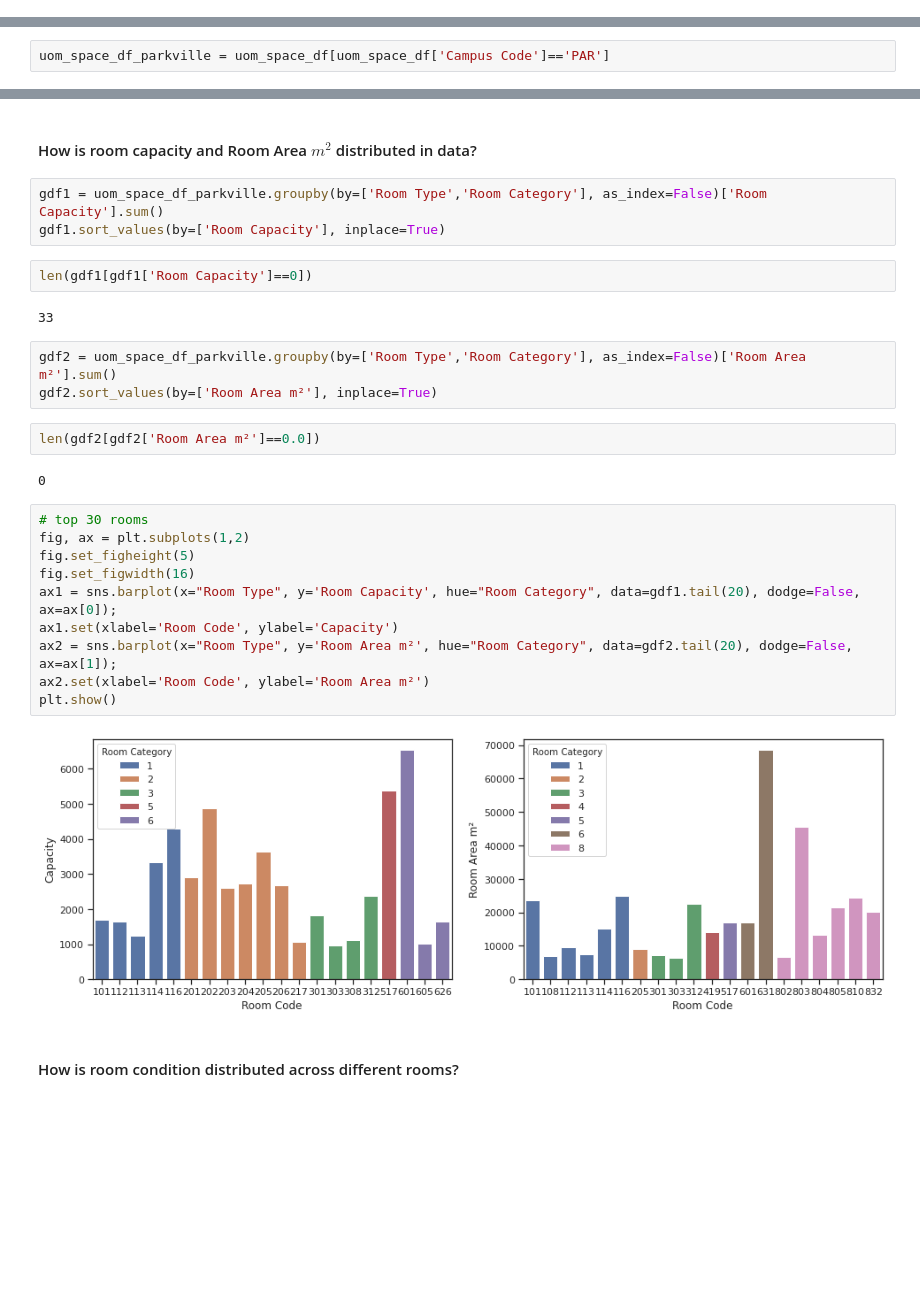
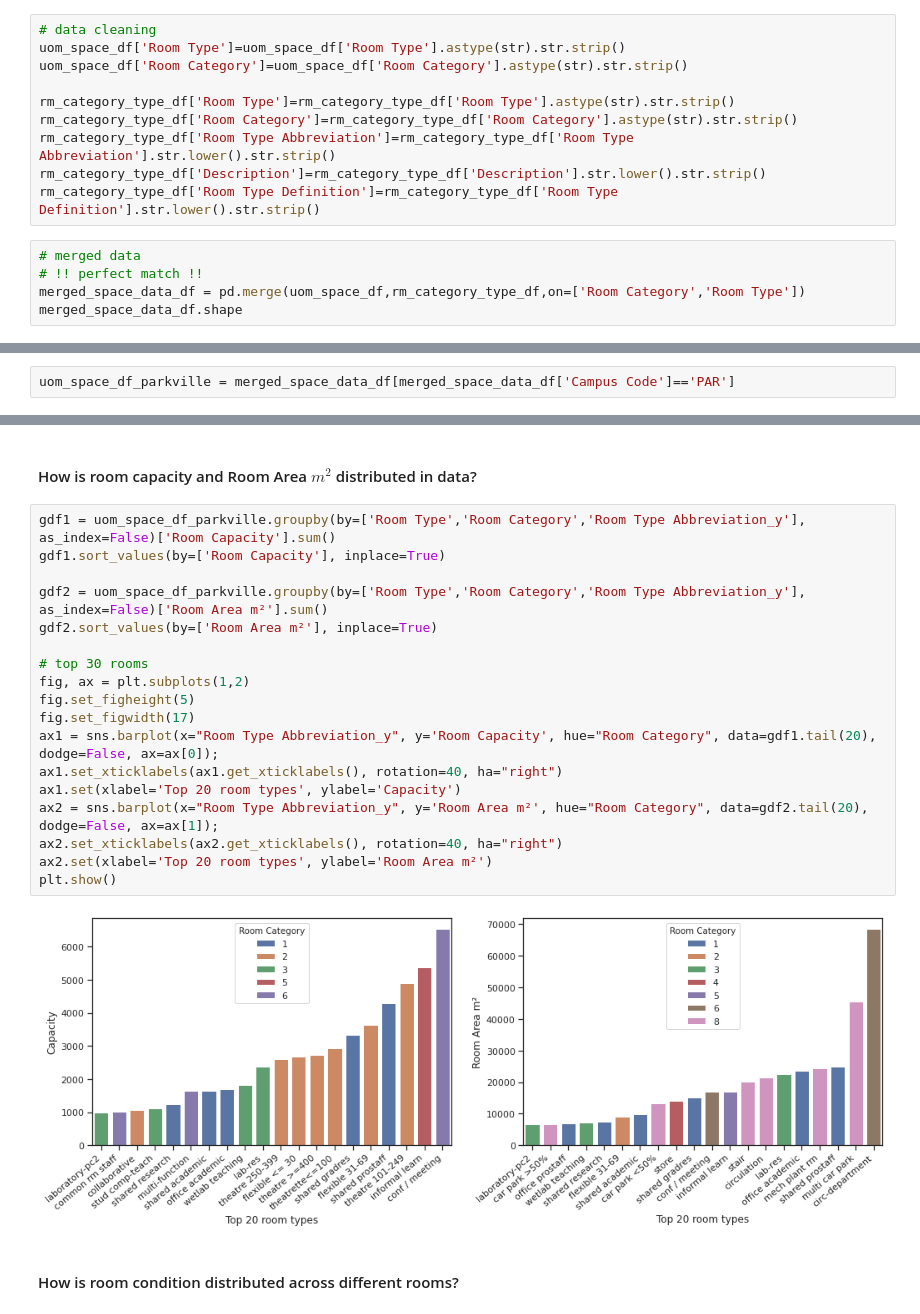
Before and after one commit to abhinavcreed13/project-space-optimisation-group-3, a Jupyter notebook: notebooks/exploratory-data-analysis.ipynb, the cells around one changed output, grey strips where cells are left out. Drawn from its saved outputs; the diff is of its cells as text; blank space fills up the shorter version.

```diff
--- a/notebooks/exploratory-data-analysis.ipynb
+++ b/notebooks/exploratory-data-analysis.ipynb
@@ -160,0 +163,15 @@ plt.show()
+# %%
+# data cleaning
+uom_space_df['Room Type']=uom_space_df['Room Type'].astype(str).str.strip()
+uom_space_df['Room Category']=uom_space_df['Room Category'].astype(str).str.strip()
+
+rm_category_type_df['Room Type']=rm_category_type_df['Room Type'].astype(str).str.strip()
+rm_category_type_df['Room Category']=rm_category_type_df['Room Category'].astype(str).str.strip()
+rm_category_type_df['Room Type Abbreviation']=rm_category_type_df['Room Type Abbreviation'].str.lower().str.strip()
+rm_category_type_df['Description']=rm_category_type_df['Description'].str.lower().str.strip()
+rm_category_type_df['Room Type Definition']=rm_category_type_df['Room Type Definition'].str.lower().str.strip()
+# %%
+# merged data
+# !! perfect match !!
+merged_space_data_df = pd.merge(uom_space_df,rm_category_type_df,on=['Room Category','Room Type'])
+merged_space_data_df.shape
@@ -161,4 +200,4 @@ plt.show()
 # %% [markdown]
 ### Analysis for parkville campus
 # %%
-uom_space_df_parkville = uom_space_df[uom_space_df['Campus Code']=='PAR']
+uom_space_df_parkville = merged_space_data_df[merged_space_data_df['Campus Code']=='PAR']
@@ -222,31 +255,25 @@ plt.show()
 # %% [markdown]
 #### How is room capacity and Room Area $m^2$ distributed in data?
-# %%
-gdf1 = uom_space_df_parkville.groupby(by=['Room Type','Room Category'], as_index=False)['Room Capacity'].sum()
-gdf1.sort_values(by=['Room Capacity'], inplace=True)
-# %%
-len(gdf1[gdf1['Room Capacity']==0])
-# %% [output]
-33
-# %%
-gdf2 = uom_space_df_parkville.groupby(by=['Room Type','Room Category'], as_index=False)['Room Area m²'].sum()
-gdf2.sort_values(by=['Room Area m²'], inplace=True)
-# %%
-len(gdf2[gdf2['Room Area m²']==0.0])
-# %% [output]
-0
 # %%
+gdf1 = uom_space_df_parkville.groupby(by=['Room Type','Room Category','Room Type Abbreviation_y'], as_index=False)['Room Capacity'].sum()
+gdf1.sort_values(by=['Room Capacity'], inplace=True)
+
+gdf2 = uom_space_df_parkville.groupby(by=['Room Type','Room Category','Room Type Abbreviation_y'], as_index=False)['Room Area m²'].sum()
+gdf2.sort_values(by=['Room Area m²'], inplace=True)
+
 # top 30 rooms
 fig, ax = plt.subplots(1,2)
 fig.set_figheight(5)
-fig.set_figwidth(16)
-ax1 = sns.barplot(x="Room Type", y='Room Capacity', hue="Room Category", data=gdf1.tail(20), dodge=False, ax=ax[0]);
-ax1.set(xlabel='Room Code', ylabel='Capacity')
-ax2 = sns.barplot(x="Room Type", y='Room Area m²', hue="Room Category", data=gdf2.tail(20), dodge=False, ax=ax[1]);
-ax2.set(xlabel='Room Code', ylabel='Room Area m²')
+fig.set_figwidth(17)
+ax1 = sns.barplot(x="Room Type Abbreviation_y", y='Room Capacity', hue="Room Category", data=gdf1.tail(20), dodge=False, ax=ax[0]);
+ax1.set_xticklabels(ax1.get_xticklabels(), rotation=40, ha="right")
+ax1.set(xlabel='Top 20 room types', ylabel='Capacity')
+ax2 = sns.barplot(x="Room Type Abbreviation_y", y='Room Area m²', hue="Room Category", data=gdf2.tail(20), dodge=False, ax=ax[1]);
+ax2.set_xticklabels(ax2.get_xticklabels(), rotation=40, ha="right")
+ax2.set(xlabel='Top 20 room types', ylabel='Room Area m²')
 plt.show()
 # %% [output]
-[figure, old version]
+[figure, new version]
 # %% [markdown]
 #### How is room condition distributed across different rooms?
 # %%
```
Also changed, not shown: parts of 56 cells of this notebook.
